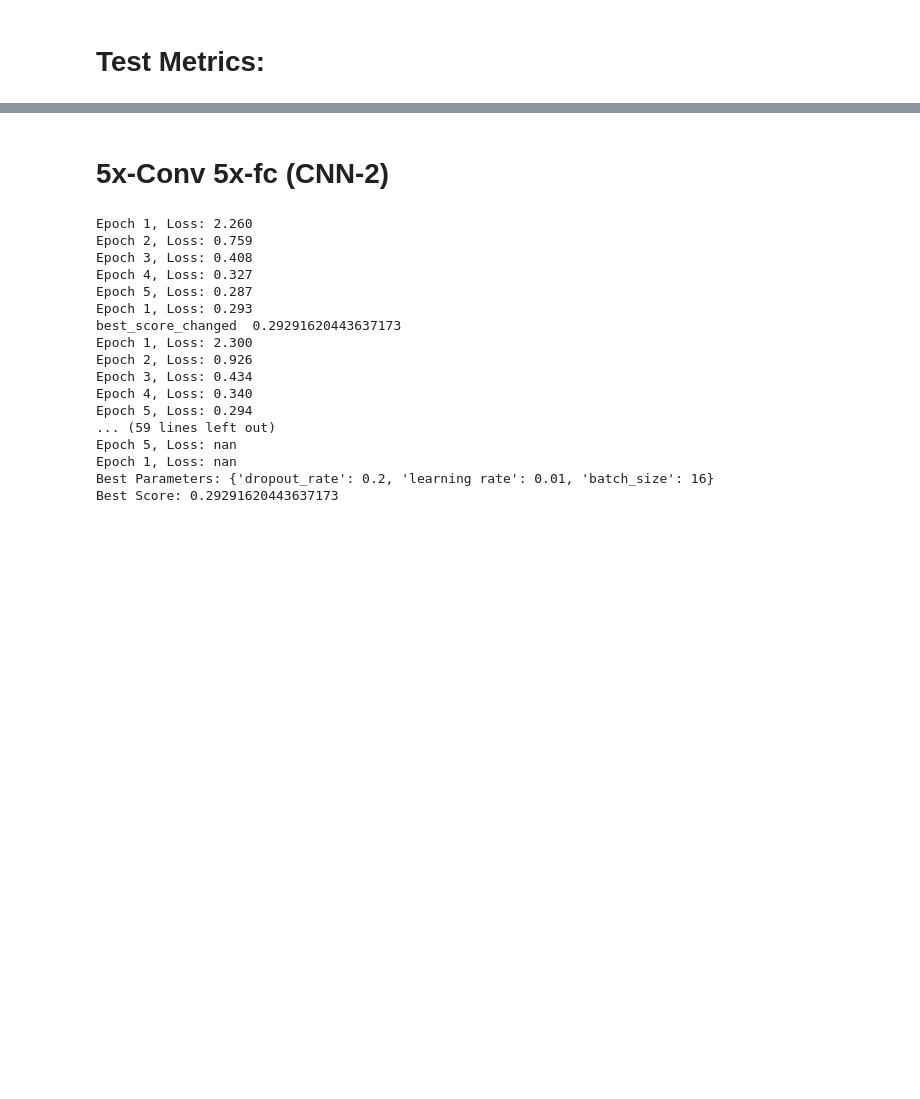
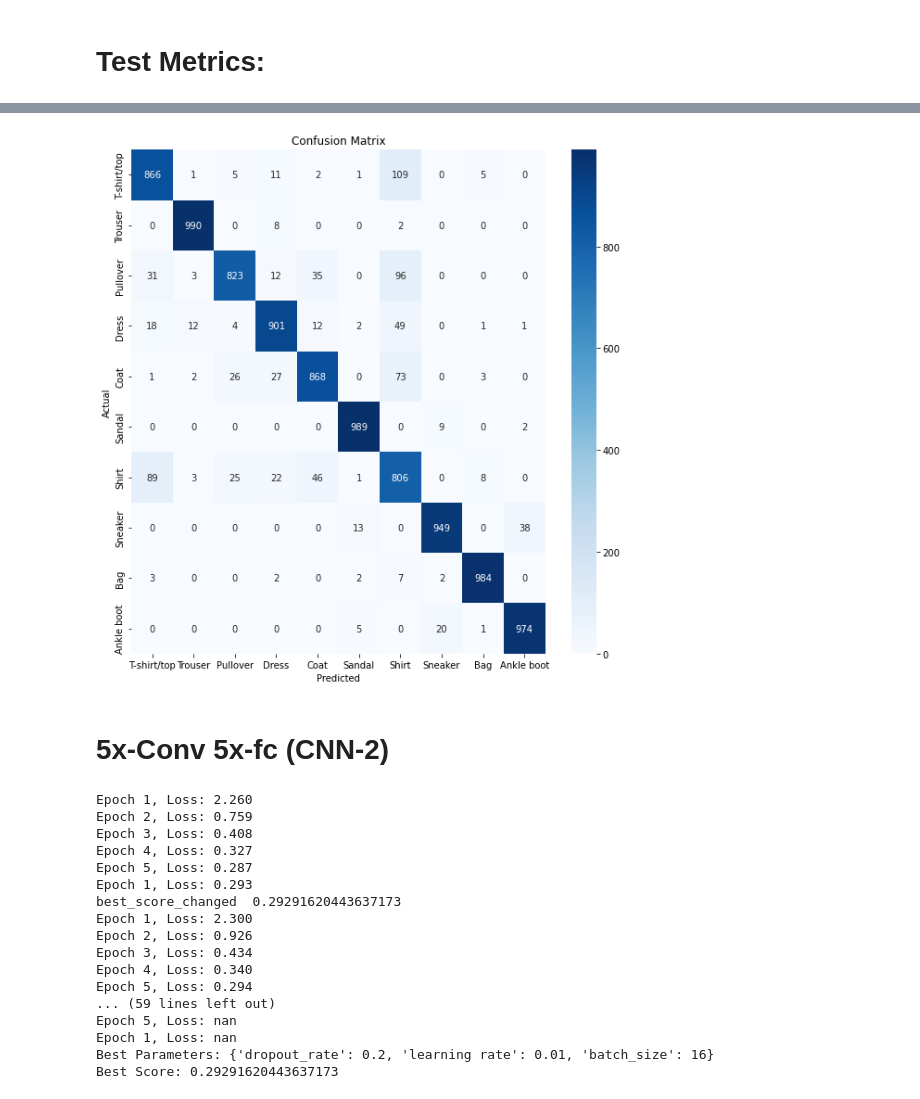
Before and after one commit to HusseinMansourMohd/Data_Minning_final_project, a Jupyter notebook: final_version(1).ipynb, the cells around one changed output, grey strips where cells are left out. Saved outputs shown, nothing was run; the diff lists cells and outputs as text; code cells hidden in the pictures; blank space fills up the shorter version.

Commit message:
confusion_matrix

```diff
--- a/final_version(1).ipynb
+++ b/final_version(1).ipynb
@@ -524,3 +534,23 @@ weighted avg      0.912     0.909     0.910     10000
+# %%
+import torch
+from sklearn.metrics import classification_report, precision_score, recall_score, confusion_matrix
+import seaborn as sns
+import matplotlib.pyplot as plt
+
+# Your model evaluation code remains the same...
+
+# Generate the confusion matrix
+cm = confusion_matrix(y_true, y_pred)
+
+# Visualization of the confusion matrix
+plt.figure(figsize=(10, 10))
+sns.heatmap(cm, annot=True, fmt="d", cmap="Blues", xticklabels=testset.classes, yticklabels=testset.classes)
+plt.ylabel('Actual')
+plt.xlabel('Predicted')
+plt.title('Confusion Matrix')
+plt.show()
+# %% [output]
+[figure, added]
 # %% [markdown]
 # 5x-Conv 5x-fc (CNN-2)
 # %%
```
Also changed, not shown: parts of 13 cells of this notebook.
